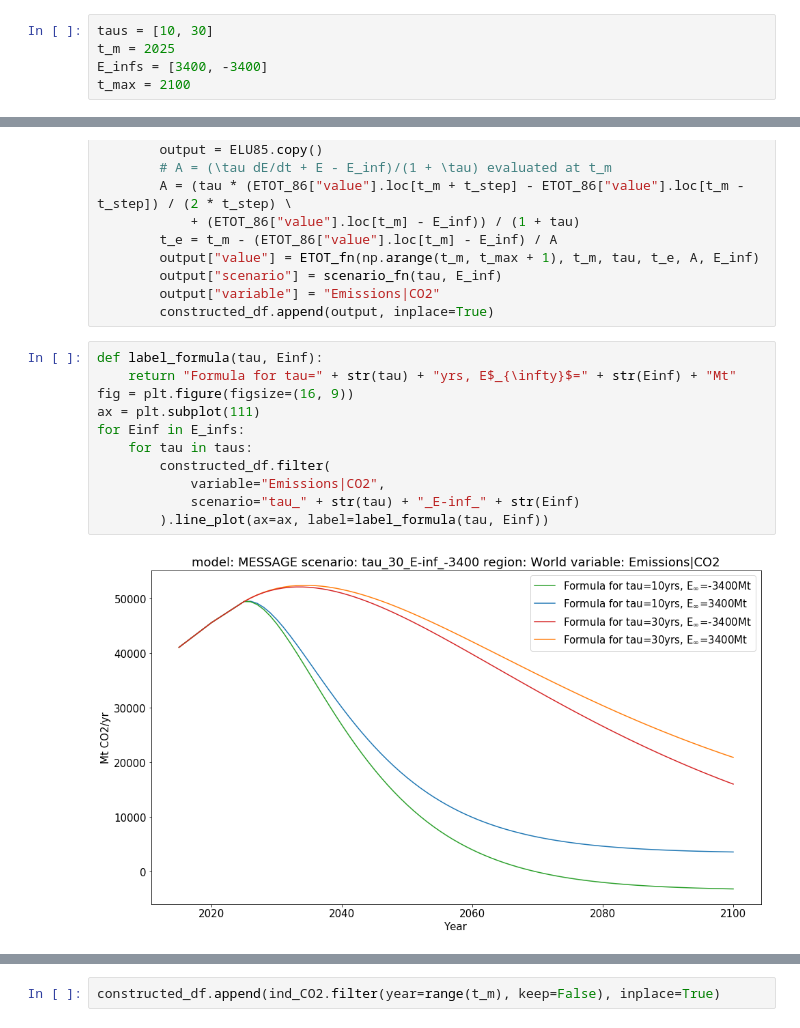
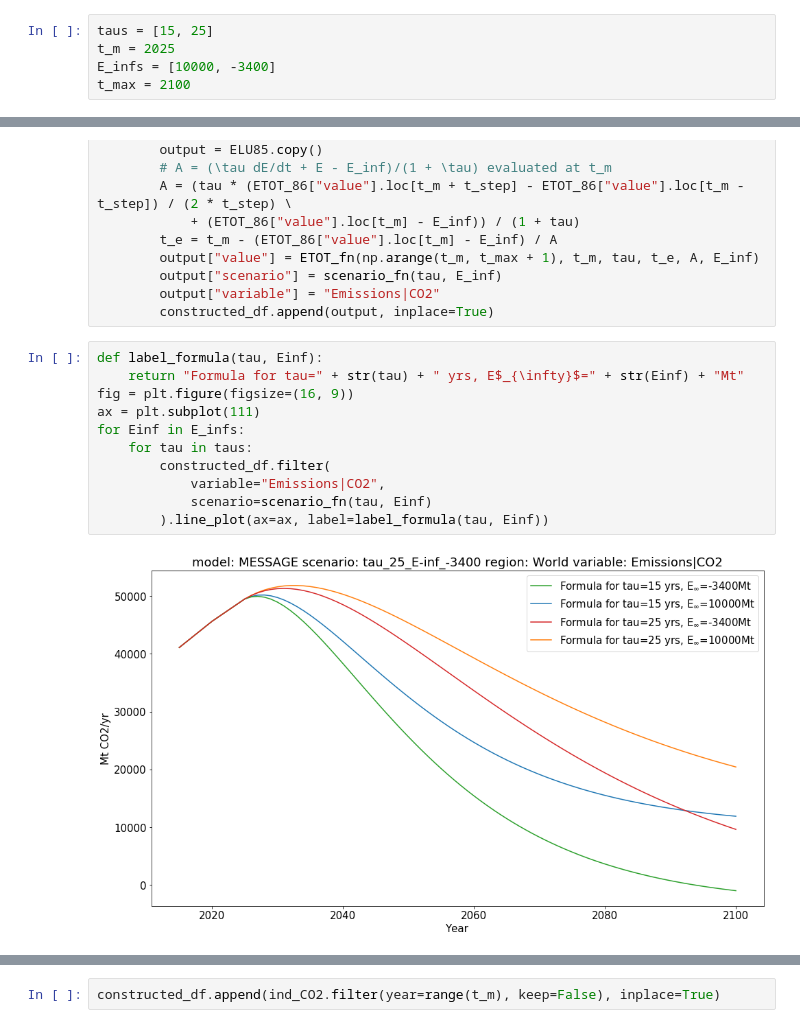
Before and after one commit to GranthamImperial/silicone_examples, a Jupyter notebook: notebooks/Infill_stylised_path.ipynb, the cells around one changed output, grey strips where cells are left out. Saved outputs shown, nothing was run; the diff lists cells and outputs as text.

```diff
--- a/notebooks/Infill_stylised_path.ipynb
+++ b/notebooks/Infill_stylised_path.ipynb
@@ -53,9 +53,9 @@ rcmip_df.filter(variable="Emissions|CO2", year=2150, scenario="rcp26").data
 |  | model | scenario | region | variable | unit | year | value |
 | 2583 | IMAGE | rcp26 | World | Emissions|CO2 | Mt CO2/yr | 2150 | -3412.933333 |
 # %%
-taus = [10, 30]
+taus = [15, 25]
 t_m = 2025
-E_infs = [3400, -3400]
+E_infs = [10000, -3400]
 t_max = 2100
 # %% [markdown]
 ### Constructing AFOLU statistics
@@ -147,17 +147,17 @@ for tau in taus:
         constructed_df.append(output, inplace=True)
 # %%
 def label_formula(tau, Einf):
-    return "Formula for tau=" + str(tau) + "yrs, E$_{\infty}$=" + str(Einf) + "Mt"
+    return "Formula for tau=" + str(tau) + " yrs, E$_{\infty}$=" + str(Einf) + "Mt"
 fig = plt.figure(figsize=(16, 9))
 ax = plt.subplot(111)
 for Einf in E_infs:
     for tau in taus:
         constructed_df.filter(
             variable="Emissions|CO2",
-            scenario="tau_" + str(tau) + "_E-inf_" + str(Einf)
+            scenario=scenario_fn(tau, Einf)
         ).line_plot(ax=ax, label=label_formula(tau, Einf))
 # %% [output]
-[figure, old version]
+[figure, new version]
 # %%
 industry_str = "Emissions|CO2|MAGICC Fossil and Industrial"
 ind_CO2 = mi.infill_composite_values(constructed_df, {industry_str: {
```
Also changed, not shown: parts of 16 cells of this notebook.
